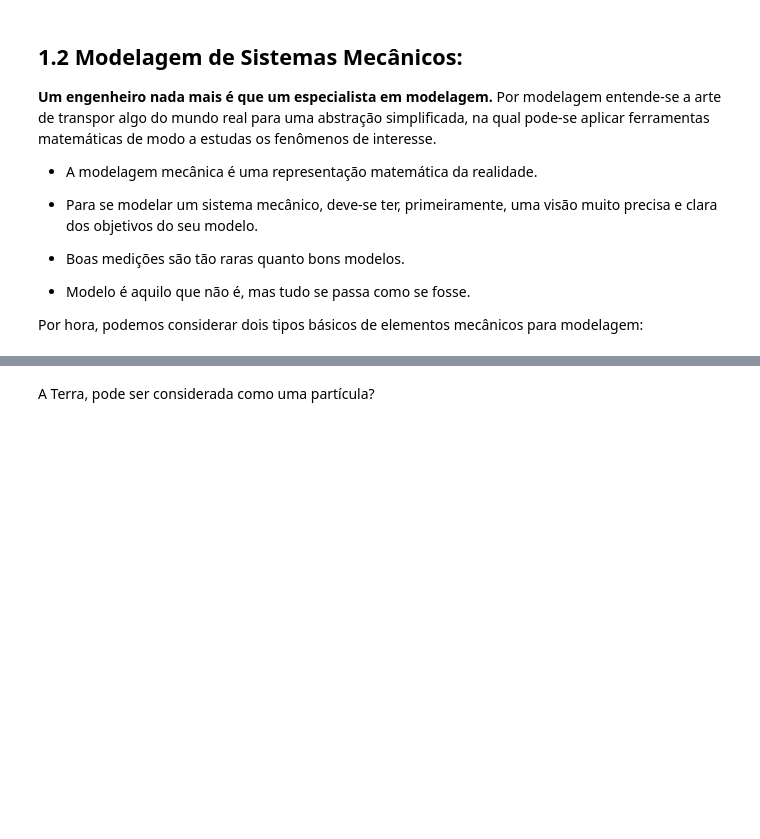
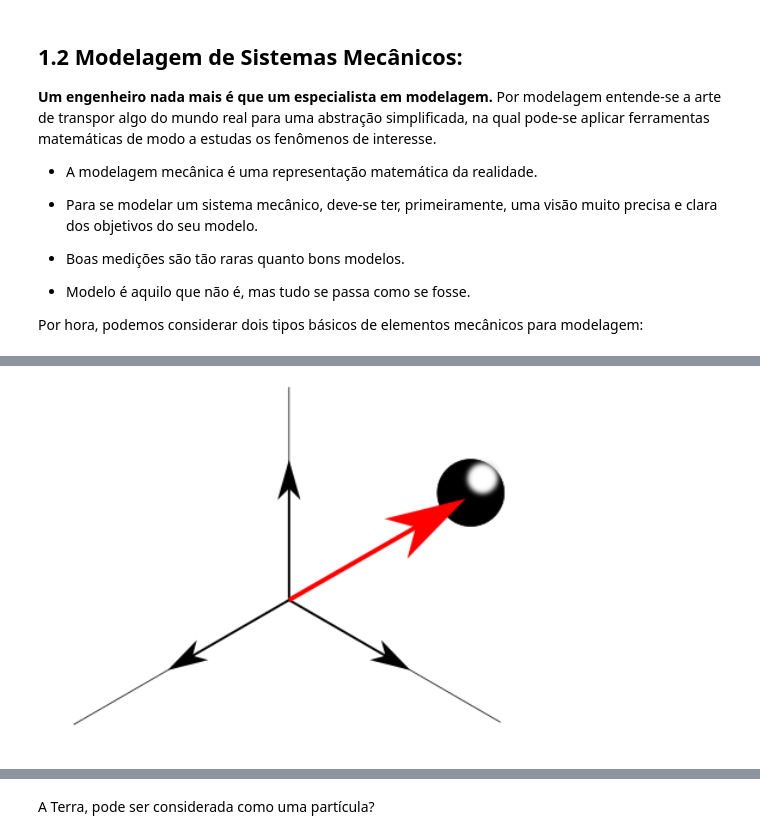
Before and after one commit to Pi-vi/Aulas_Dinamica, a Jupyter notebook: Din1.ipynb, the cells around one changed output, grey strips where cells are left out. Cells and saved outputs as stored; diff of their text form; code cells hidden in the pictures; blank space fills up the shorter version.

```diff
--- a/Din1.ipynb
+++ b/Din1.ipynb
@@ -64,3 +65,7 @@ Trata-se de um modelo para um corpo em que suas dimensões são desprezíveis, s
+# %%
+Image('partícula01.png',width=500)
+# %% [output]
+[figure, added]
 # %% [markdown]
 
 ### 1.2.2 Corpo Rígido:
```
Also changed, not shown: parts of 17 cells of this notebook, 2 other files.
